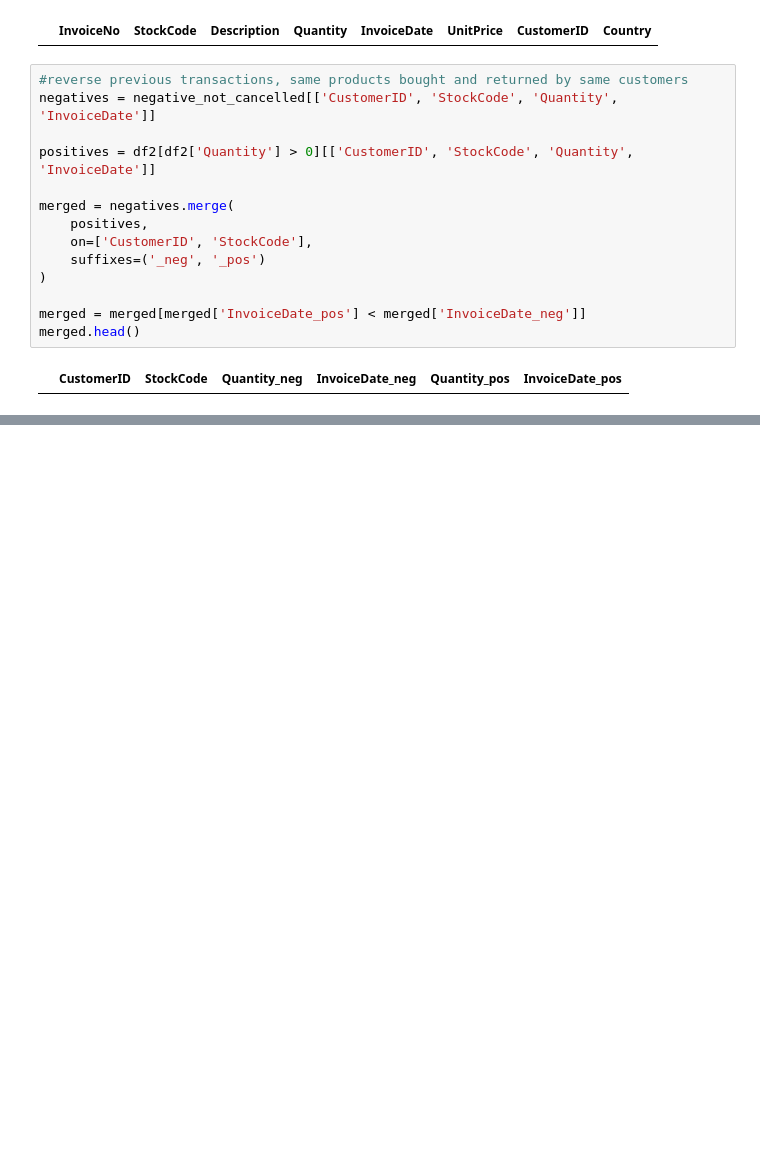
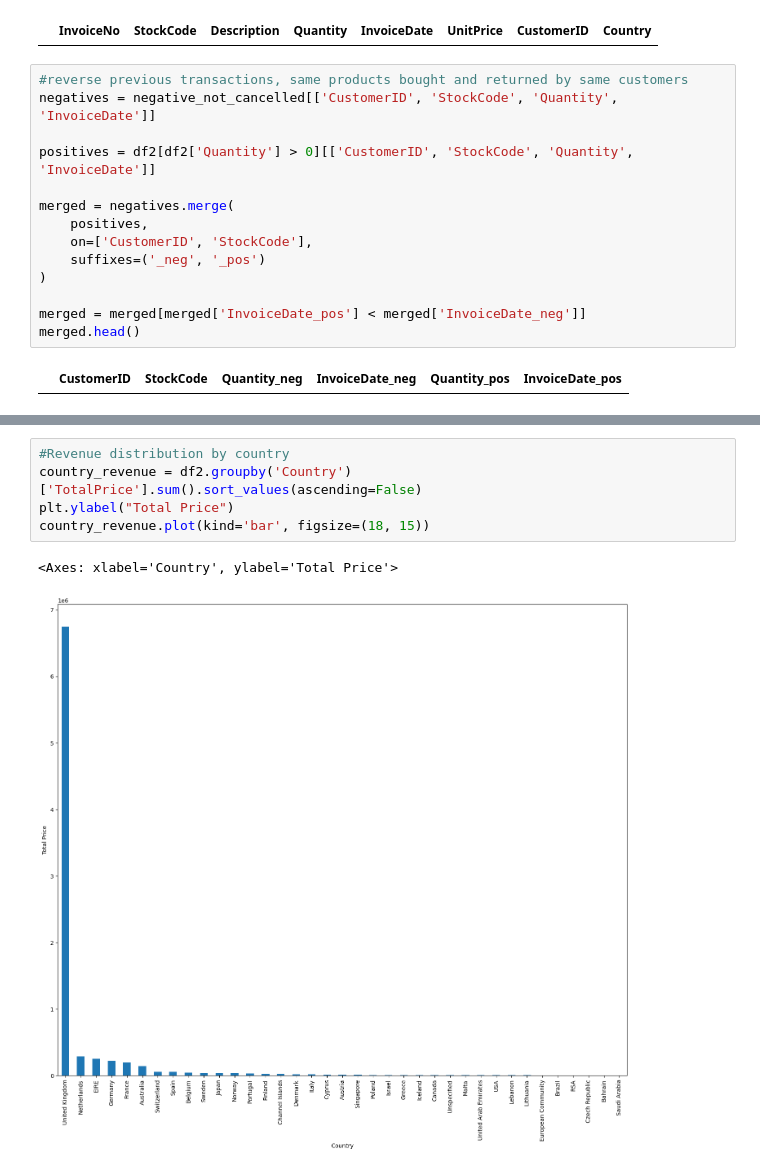
Before and after one commit to juanescdiaz/Advanced-Data-Analytics-Assignment-1.-Bussines-Challenge-2, a Jupyter notebook: notebooks/1_quality_assessment.ipynb, the cells around one changed output, grey strips where cells are left out. Saved outputs shown, nothing was run; the diff lists cells and outputs as text; blank space fills up the shorter version.

```diff
--- a/notebooks/1_quality_assessment.ipynb
+++ b/notebooks/1_quality_assessment.ipynb
@@ -166,0 +185,8 @@ See the caveats in the documentation: https://pandas.pydata.org/pandas-docs/stab
+# %%
+#Revenue distribution by country
+country_revenue = df2.groupby('Country')['TotalPrice'].sum().sort_values(ascending=False)
+plt.ylabel("Total Price")
+country_revenue.plot(kind='bar', figsize=(18, 15))
+# %% [output]
+<Axes: xlabel='Country', ylabel='Total Price'>
+[figure, added]
```
Also changed, not shown: parts of 13 cells of this notebook.
